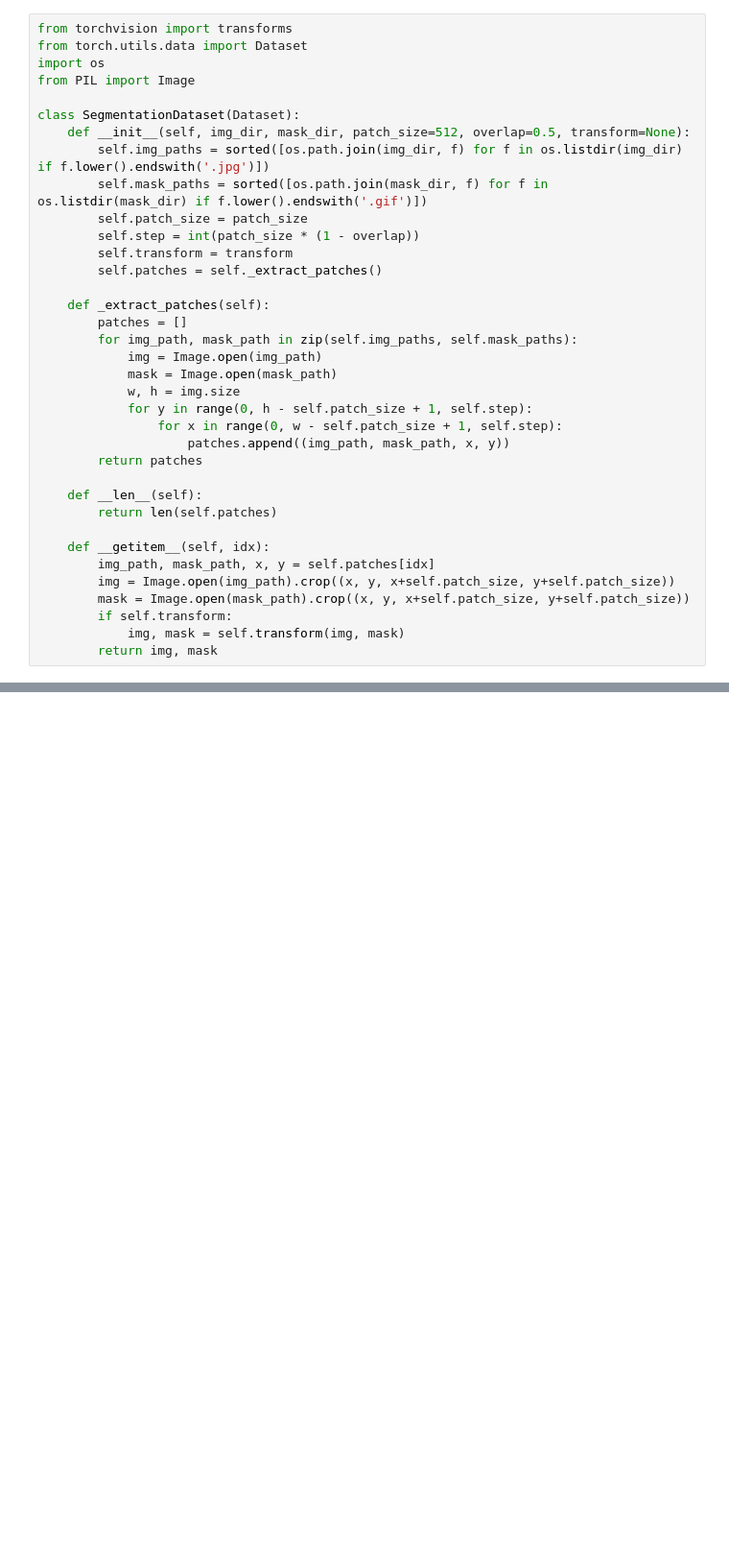
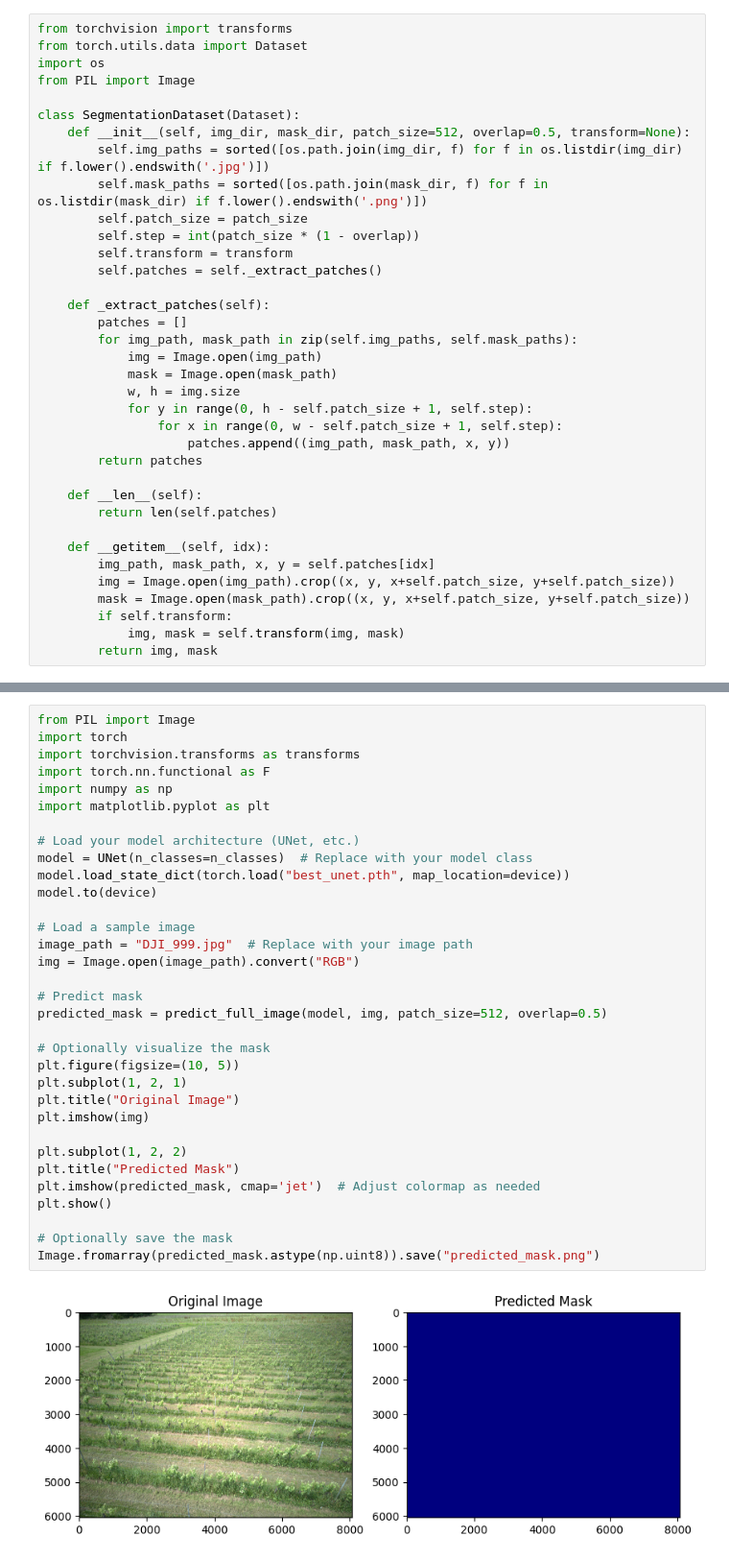
Before and after one commit to frothaut/thesis, a Jupyter notebook: cnn.ipynb, the cells around one changed output, grey strips where cells are left out. Shown: that part at 96% size. Saved outputs shown, nothing was run; the diff lists cells and outputs as text; blank space fills up the shorter version.

```diff
--- a/cnn.ipynb
+++ b/cnn.ipynb
@@ -7,7 +7,7 @@ from PIL import Image
 class SegmentationDataset(Dataset):
     def __init__(self, img_dir, mask_dir, patch_size=512, overlap=0.5, transform=None):
         self.img_paths = sorted([os.path.join(img_dir, f) for f in os.listdir(img_dir) if f.lower().endswith('.jpg')])
-        self.mask_paths = sorted([os.path.join(mask_dir, f) for f in os.listdir(mask_dir) if f.lower().endswith('.gif')])
+        self.mask_paths = sorted([os.path.join(mask_dir, f) for f in os.listdir(mask_dir) if f.lower().endswith('.png')])
         self.patch_size = patch_size
         self.step = int(patch_size * (1 - overlap))
         self.transform = transform
@@ -232,3 +232,38 @@ def predict_full_image(model, img, patch_size=512, overlap=0.5):
 
     output /= count
     return output.argmax(dim=0).cpu().numpy()
+# %%
+from PIL import Image
+import torch
+import torchvision.transforms as transforms
+import torch.nn.functional as F
+import numpy as np
+import matplotlib.pyplot as plt
+
+# Load your model architecture (UNet, etc.)
+model = UNet(n_classes=n_classes)  # Replace with your model class
+model.load_state_dict(torch.load("best_unet.pth", map_location=device))
+model.to(device)
+
+# Load a sample image
+image_path = "DJI_999.jpg"  # Replace with your image path
+img = Image.open(image_path).convert("RGB")
+
+# Predict mask
+predicted_mask = predict_full_image(model, img, patch_size=512, overlap=0.5)
+
+# Optionally visualize the mask
+plt.figure(figsize=(10, 5))
+plt.subplot(1, 2, 1)
+plt.title("Original Image")
+plt.imshow(img)
+
+plt.subplot(1, 2, 2)
+plt.title("Predicted Mask")
+plt.imshow(predicted_mask, cmap='jet')  # Adjust colormap as needed
+plt.show()
+
+# Optionally save the mask
+Image.fromarray(predicted_mask.astype(np.uint8)).save("predicted_mask.png")
+# %% [output]
+[figure, added]
```
Also changed, not shown: parts of 2 cells of this notebook, 1 other file.
